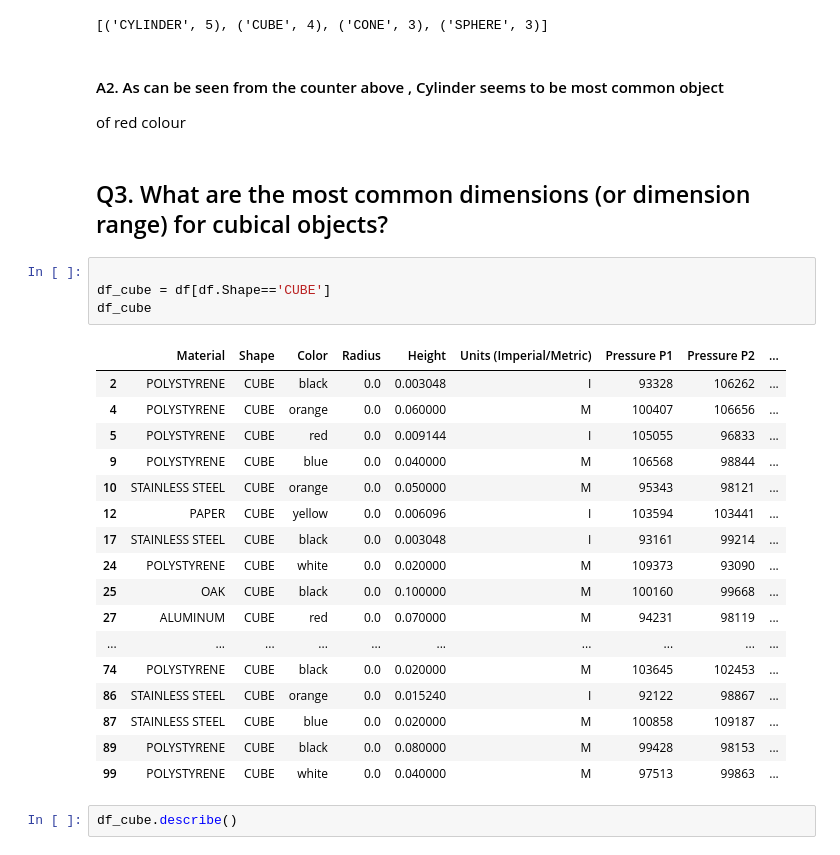
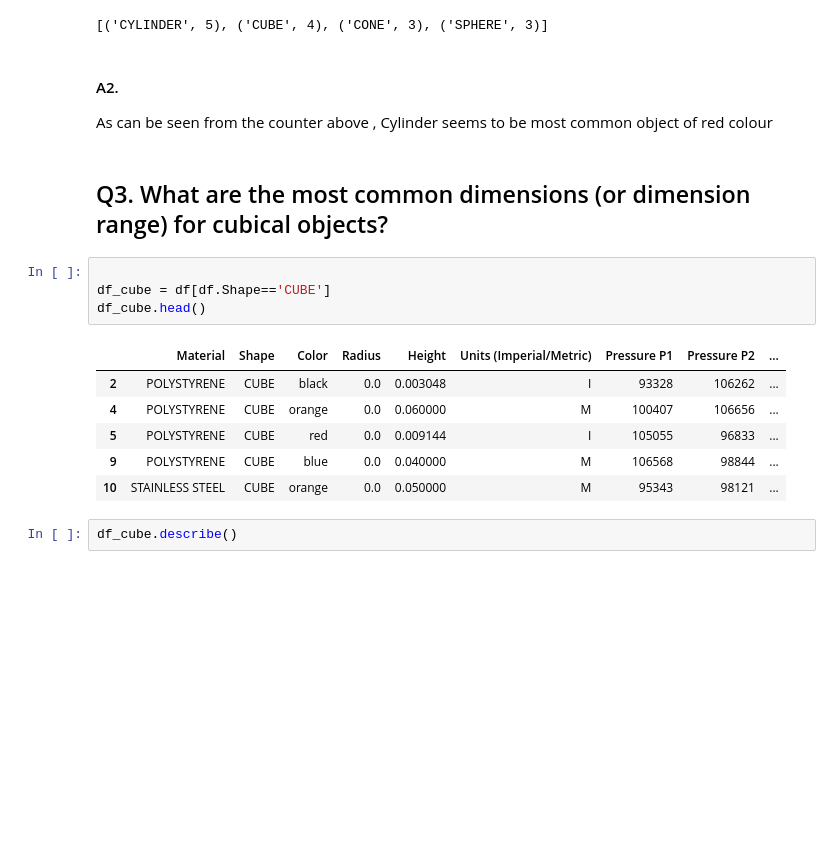
Before and after one commit to venkatgmrit05/python_challenges, a Jupyter notebook: nexera/Problems/Problems/queston2.ipynb, the cells around one changed output. Cells and saved outputs as stored; diff of their text form; blank space fills up the shorter version.

```diff
--- a/nexera/Problems/Problems/queston2.ipynb
+++ b/nexera/Problems/Problems/queston2.ipynb
@@ -161,32 +148,22 @@ Counter(df[df.Color=='red'].Shape.tolist()).most_common()
 # %% [output]
 [('CYLINDER', 5), ('CUBE', 4), ('CONE', 3), ('SPHERE', 3)]
 # %% [markdown]
-#### A2. As can be seen from the counter above , Cylinder seems to be most common object
+#### A2.
+As can be seen from the counter above , Cylinder seems to be most common object
 of red colour
 # %% [markdown]
 ## Q3. What are the most common dimensions (or dimension range) for cubical objects?
 # %%
 
 df_cube = df[df.Shape=='CUBE']
-df_cube
+df_cube.head()
 # %% [output]
 |  | Material | Shape | Color | Radius | Height | Units (Imperial/Metric) | Pressure P1 | Pressure P2 | ... |
 | 2 | POLYSTYRENE | CUBE | black | 0.0 | 0.003048 | I | 93328 | 106262 | ... |
 | 4 | POLYSTYRENE | CUBE | orange | 0.0 | 0.060000 | M | 100407 | 106656 | ... |
 | 5 | POLYSTYRENE | CUBE | red | 0.0 | 0.009144 | I | 105055 | 96833 | ... |
 | 9 | POLYSTYRENE | CUBE | blue | 0.0 | 0.040000 | M | 106568 | 98844 | ... |
 | 10 | STAINLESS STEEL | CUBE | orange | 0.0 | 0.050000 | M | 95343 | 98121 | ... |
-| 12 | PAPER | CUBE | yellow | 0.0 | 0.006096 | I | 103594 | 103441 | ... |
-| 17 | STAINLESS STEEL | CUBE | black | 0.0 | 0.003048 | I | 93161 | 99214 | ... |
-| 24 | POLYSTYRENE | CUBE | white | 0.0 | 0.020000 | M | 109373 | 93090 | ... |
-| 25 | OAK | CUBE | black | 0.0 | 0.100000 | M | 100160 | 99668 | ... |
-| 27 | ALUMINUM | CUBE | red | 0.0 | 0.070000 | M | 94231 | 98119 | ... |
-| ... | ... | ... | ... | ... | ... | ... | ... | ... | ... |
-| 74 | POLYSTYRENE | CUBE | black | 0.0 | 0.020000 | M | 103645 | 102453 | ... |
-| 86 | STAINLESS STEEL | CUBE | orange | 0.0 | 0.015240 | I | 92122 | 98867 | ... |
-| 87 | STAINLESS STEEL | CUBE | blue | 0.0 | 0.020000 | M | 100858 | 109187 | ... |
-| 89 | POLYSTYRENE | CUBE | black | 0.0 | 0.080000 | M | 99428 | 98153 | ... |
-| 99 | POLYSTYRENE | CUBE | white | 0.0 | 0.040000 | M | 97513 | 99863 | ... |
 # %%
 df_cube.describe()
 # %% [output]
```
Also changed, not shown: parts of 6 cells of this notebook.
